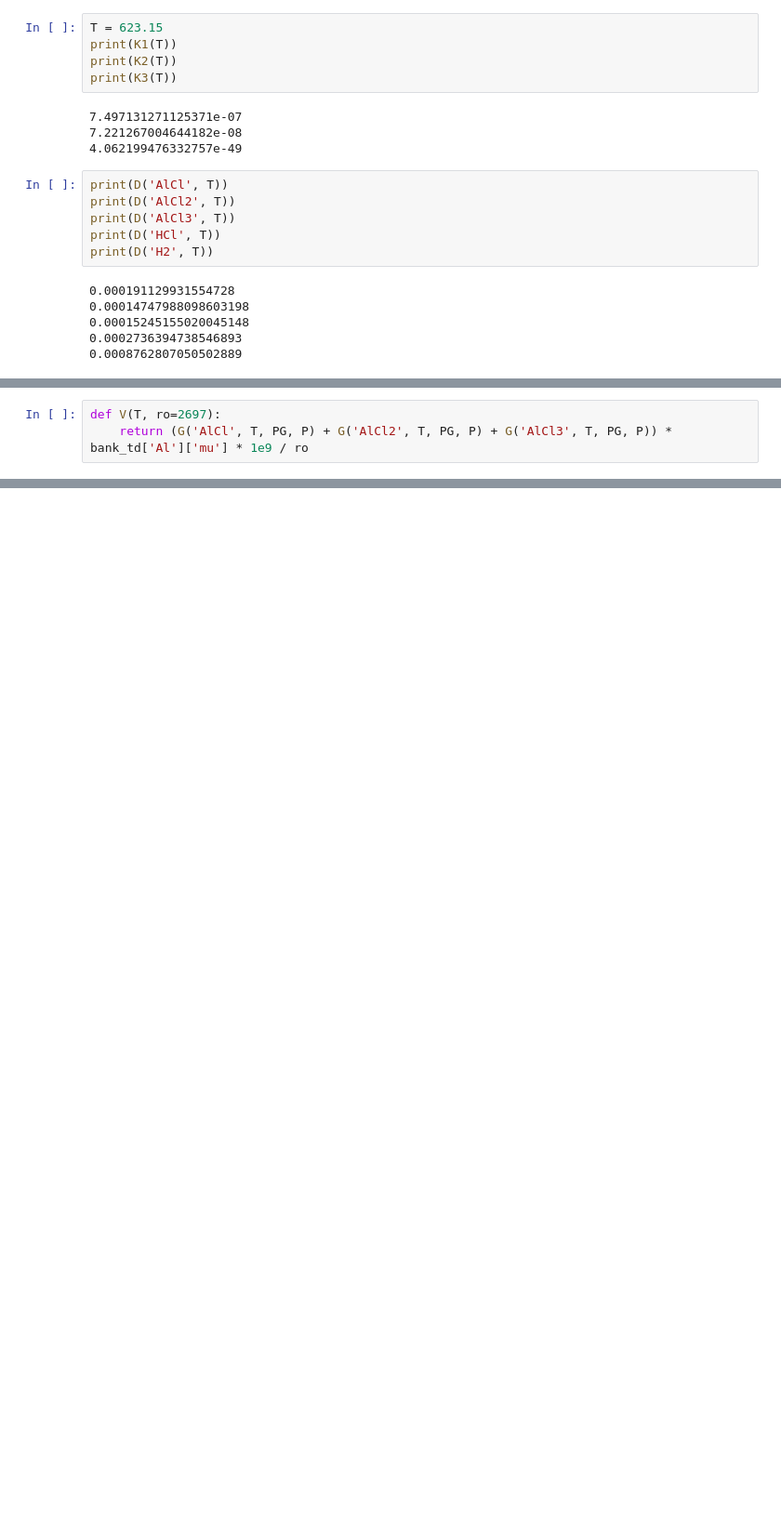
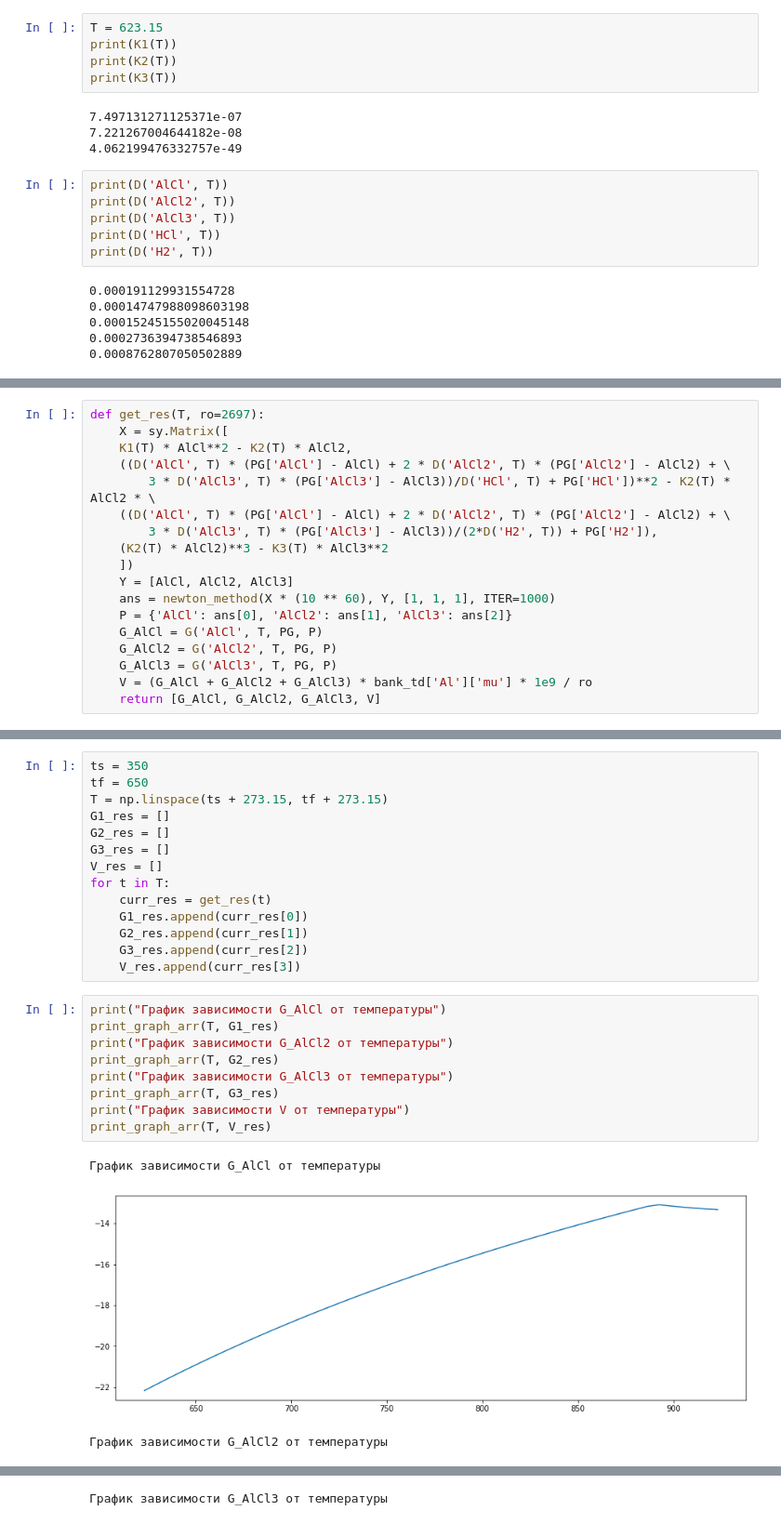
Before and after one commit to maxLundin/computational_methods, a Jupyter notebook: course_work/Task1.ipynb, the cells around one changed output, grey strips where cells are left out. Shown at 93% size. Cells and saved outputs as stored; diff of their text form; blank space fills up the shorter version.

Commit message:
task1 graphics

```diff
--- a/course_work/Task1.ipynb
+++ b/course_work/Task1.ipynb
@@ -78,3 +81,0 @@ print(P)
-# %%
-def V(T, ro=2697):
-    return (G('AlCl', T, PG, P) + G('AlCl2', T, PG, P) + G('AlCl3', T, PG, P)) * bank_td['Al']['mu'] * 1e9 / ro
@@ -90,0 +82,18 @@ print(V(T))
+# %%
+def get_res(T, ro=2697):
+    X = sy.Matrix([
+    K1(T) * AlCl**2 - K2(T) * AlCl2,
+    ((D('AlCl', T) * (PG['AlCl'] - AlCl) + 2 * D('AlCl2', T) * (PG['AlCl2'] - AlCl2) + \
+        3 * D('AlCl3', T) * (PG['AlCl3'] - AlCl3))/D('HCl', T) + PG['HCl'])**2 - K2(T) * AlCl2 * \
+    ((D('AlCl', T) * (PG['AlCl'] - AlCl) + 2 * D('AlCl2', T) * (PG['AlCl2'] - AlCl2) + \
+        3 * D('AlCl3', T) * (PG['AlCl3'] - AlCl3))/(2*D('H2', T)) + PG['H2']),
+    (K2(T) * AlCl2)**3 - K3(T) * AlCl3**2
+    ])
+    Y = [AlCl, AlCl2, AlCl3]
+    ans = newton_method(X * (10 ** 60), Y, [1, 1, 1], ITER=1000)
+    P = {'AlCl': ans[0], 'AlCl2': ans[1], 'AlCl3': ans[2]}
+    G_AlCl = G('AlCl', T, PG, P)
+    G_AlCl2 = G('AlCl2', T, PG, P)
+    G_AlCl3 = G('AlCl3', T, PG, P)
+    V = (G_AlCl + G_AlCl2 + G_AlCl3) * bank_td['Al']['mu'] * 1e9 / ro
+    return [G_AlCl, G_AlCl2, G_AlCl3, V]
@@ -90,0 +113,27 @@ print(V(T))
+# %%
+ts = 350
+tf = 650
+T = np.linspace(ts + 273.15, tf + 273.15)
+G1_res = []
+G2_res = []
+G3_res = []
+V_res = []
+for t in T:
+    curr_res = get_res(t)
+    G1_res.append(curr_res[0])
+    G2_res.append(curr_res[1])
+    G3_res.append(curr_res[2])
+    V_res.append(curr_res[3])
+# %%
+print("График зависимости G_AlCl от температуры")
+print_graph_arr(T, G1_res)
+print("График зависимости G_AlCl2 от температуры")
+print_graph_arr(T, G2_res)
+print("График зависимости G_AlCl3 от температуры")
+print_graph_arr(T, G3_res)
+print("График зависимости V от температуры")
+print_graph_arr(T, V_res)
+# %% [output]
+График зависимости G_AlCl от температуры
+[figure, added]
+График зависимости G_AlCl2 от температуры
@@ -90,0 +141 @@ print(V(T))
+График зависимости G_AlCl3 от температуры
```
Also changed, not shown: parts of 6 cells of this notebook, 3 other files.
